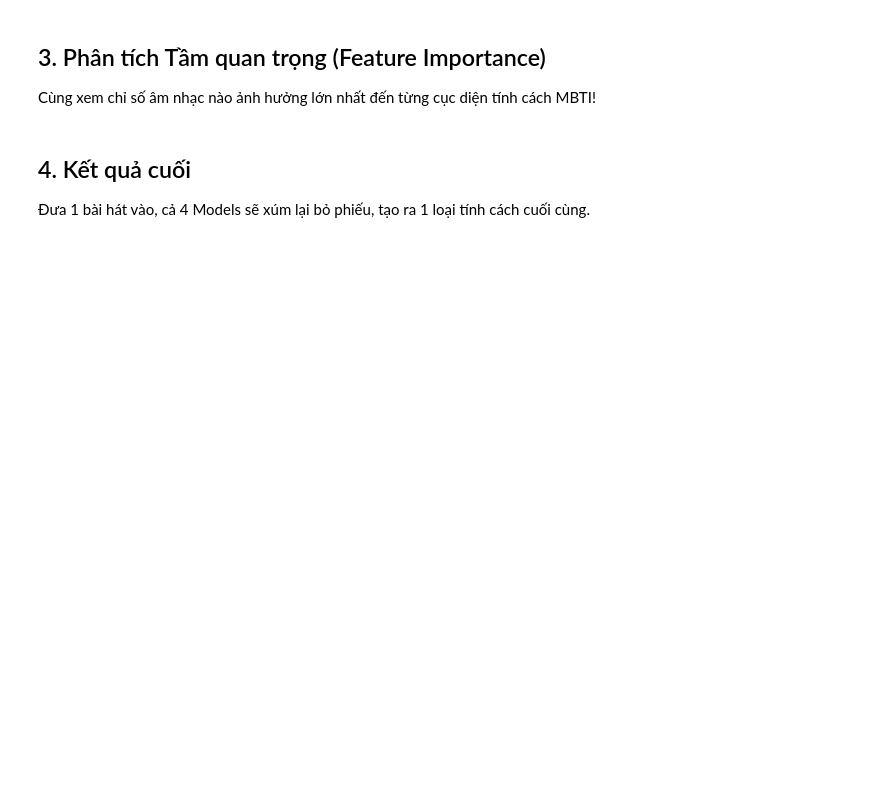
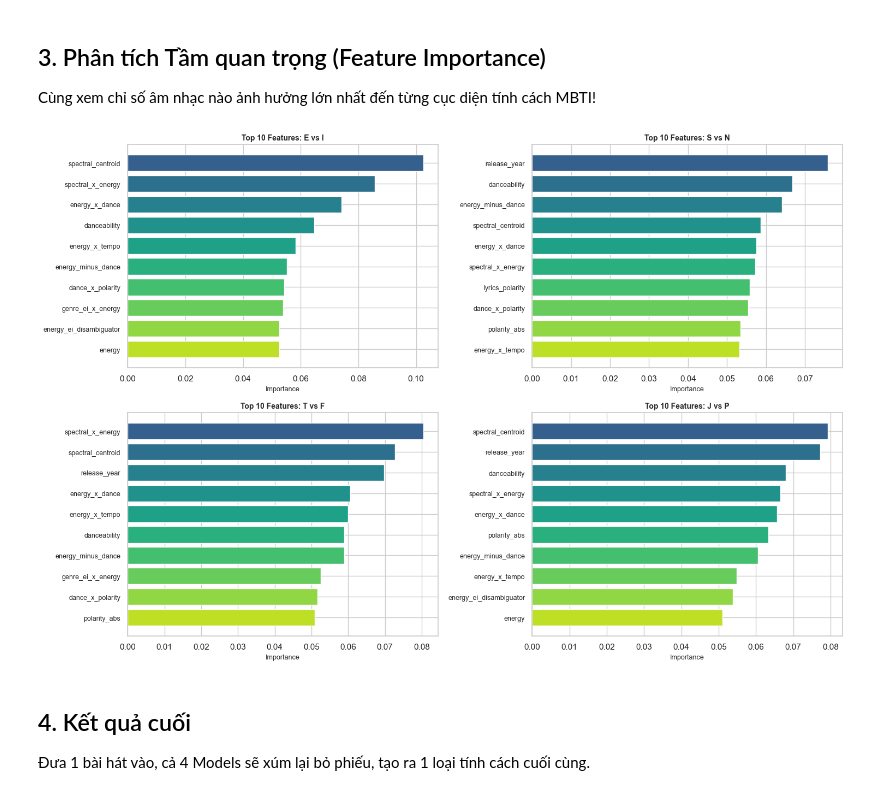
Before and after one commit to Nerduckk/Audio2MBTI, a Jupyter notebook: ai/train_bot.ipynb, the cells around one changed output. Cells and saved outputs as stored; diff of their text form; code cells hidden in the pictures; blank space fills up the shorter version.

Commit message:
feat: implement multi-model MBTI classification pipeline using BalancedRandomForest and feature engineering

```diff
--- a/ai/train_bot.ipynb
+++ b/ai/train_bot.ipynb
@@ -249,30 +248,33 @@ plt.show()
 ## 3. Phân tích Tầm quan trọng (Feature Importance)
 Cùng xem chỉ số âm nhạc nào ảnh hưởng lớn nhất đến từng cục diện tính cách MBTI!
 # %%
-# Lấy XGBoost từ Ensemble để xem Feature Importance
+# Lấy Feature Importance từ BalancedRandomForestClassifier
 fig, axes = plt.subplots(2, 2, figsize=(15, 10))
 models_list = [
-    (model_EI.named_estimators_['xgb'], 'E vs I'),
-    (model_SN.named_estimators_['xgb'], 'S vs N'),
-    (model_TF.named_estimators_['xgb'], 'T vs F'),
-    (model_JP.named_estimators_['xgb'], 'J vs P')
+    (model_EI, 'E vs I'),
+    (model_SN, 'S vs N'),
+    (model_TF, 'T vs F'),
+    (model_JP, 'J vs P')
 ]
 
 for ax, (m, title) in zip(axes.flatten(), models_list):
     importance = m.feature_importances_
-    sorted_idx = np.argsort(importance)[::-1][:8]
+    sorted_idx = np.argsort(importance)[::-1][:10]
 
     feat_names = np.array(features)[sorted_idx]
     feat_vals = importance[sorted_idx]
 
     bars = ax.barh(range(len(feat_names)), feat_vals, color=plt.cm.viridis(np.linspace(0.3, 0.9, len(feat_names))))
     ax.set_yticks(range(len(feat_names)))
-    ax.set_yticklabels(feat_names)
+    ax.set_yticklabels(feat_names, fontsize=9)
     ax.invert_yaxis()
-    ax.set_title(f"Top 8 Features: {title}", fontweight='bold')
+    ax.set_xlabel('Importance', fontsize=9)
+    ax.set_title(f"Top 10 Features: {title}", fontweight='bold', fontsize=10)
 
 plt.tight_layout()
 plt.show()
+# %% [output]
+[figure, added]
 # %% [markdown]
 ## 4. Kết quả cuối
 Đưa 1 bài hát vào, cả 4 Models sẽ xúm lại bỏ phiếu, tạo ra 1 loại tính cách cuối cùng.
```
Also changed, not shown: parts of 7 cells of this notebook, 8 other files.
